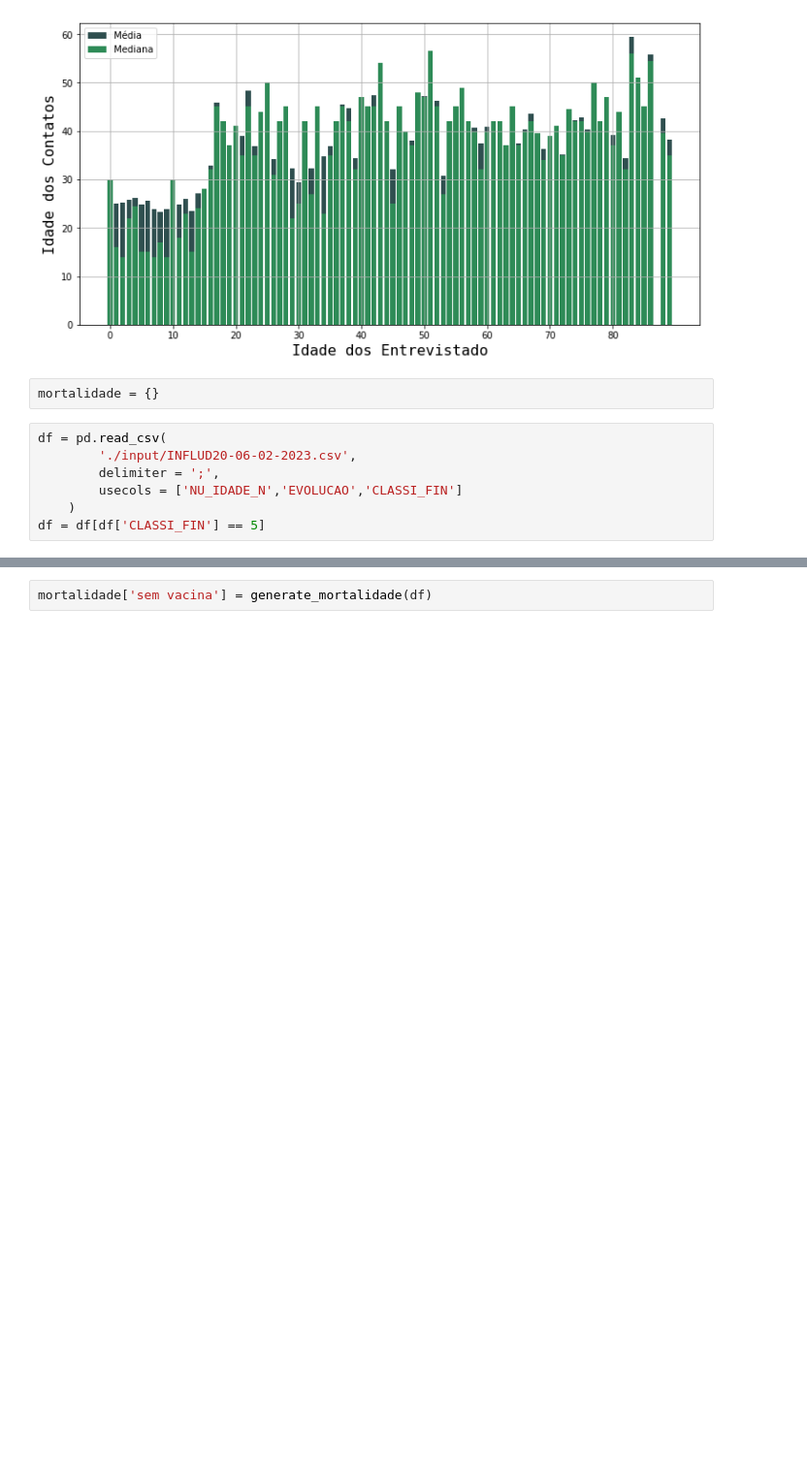
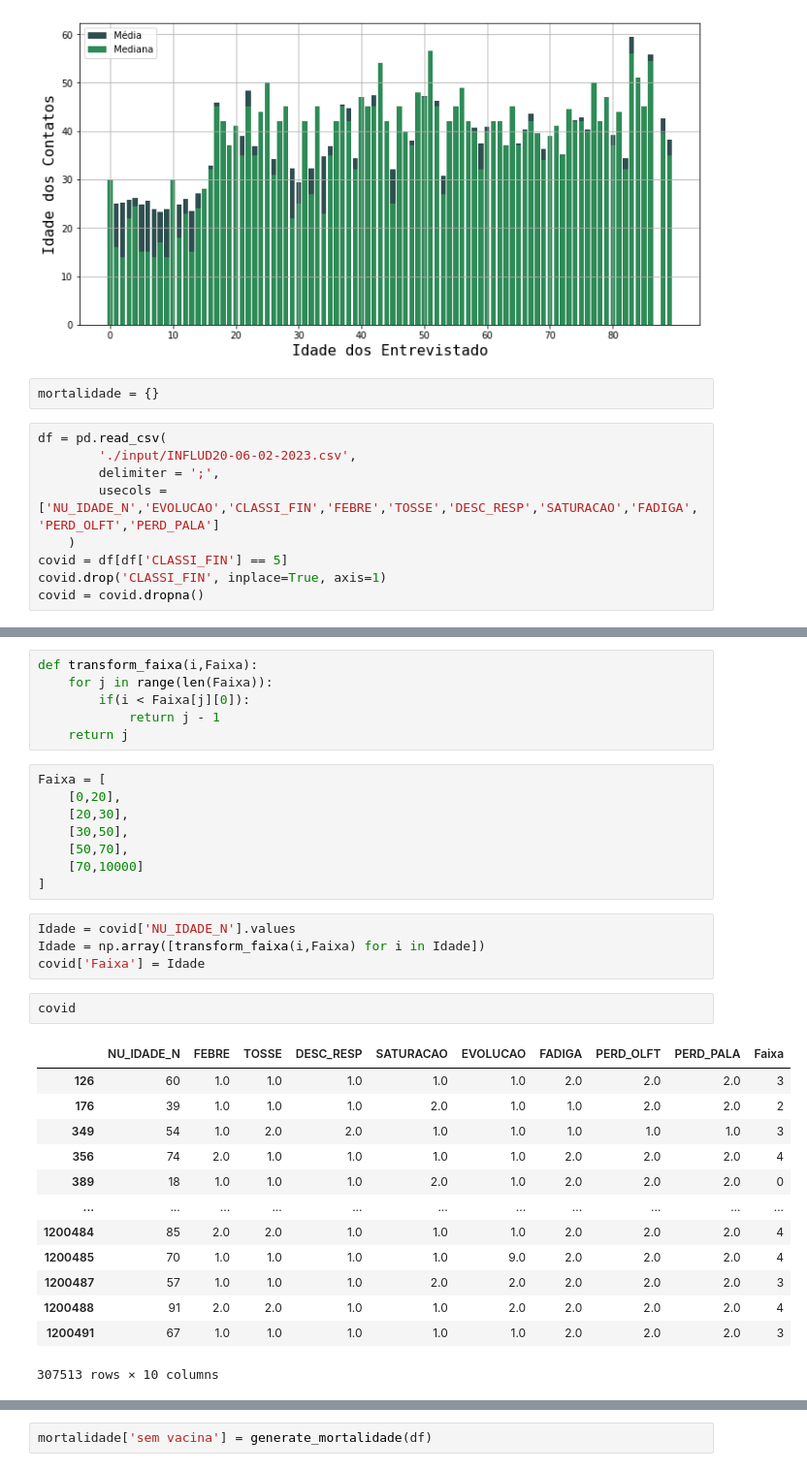
Before and after one commit to intcarlosmiguel/pesquisa_mestrado, a Jupyter notebook: main.ipynb, the cells around one changed output, grey strips where cells are left out. Shown at 97% size. Saved outputs shown, nothing was run; the diff lists cells and outputs as text; blank space fills up the shorter version.

```diff
--- a/main.ipynb
+++ b/main.ipynb
@@ -117,6 +117,8 @@ mortalidade = {}
 df = pd.read_csv(
         './input/INFLUD20-06-02-2023.csv',
         delimiter = ';',
-        usecols = ['NU_IDADE_N','EVOLUCAO','CLASSI_FIN']
+        usecols = ['NU_IDADE_N','EVOLUCAO','CLASSI_FIN','FEBRE','TOSSE','DESC_RESP','SATURACAO','FADIGA','PERD_OLFT','PERD_PALA']
     )
-df = df[df['CLASSI_FIN'] == 5]
+covid = df[df['CLASSI_FIN'] == 5]
+covid.drop('CLASSI_FIN', inplace=True, axis=1)
+covid = covid.dropna()
@@ -122,0 +161,34 @@ df = df[df['CLASSI_FIN'] == 5]
+# %%
+def transform_faixa(i,Faixa):
+    for j in range(len(Faixa)):
+        if(i < Faixa[j][0]):
+            return j - 1
+    return j
+# %%
+Faixa = [
+    [0,20],
+    [20,30],
+    [30,50],
+    [50,70],
+    [70,10000]
+]
+# %%
+Idade = covid['NU_IDADE_N'].values
+Idade = np.array([transform_faixa(i,Faixa) for i in Idade])
+covid['Faixa'] = Idade
+# %%
+covid
+# %% [output]
+|  | NU_IDADE_N | FEBRE | TOSSE | DESC_RESP | SATURACAO | EVOLUCAO | FADIGA | PERD_OLFT | PERD_PALA | Faixa |
+| 126 | 60 | 1.0 | 1.0 | 1.0 | 1.0 | 1.0 | 2.0 | 2.0 | 2.0 | 3 |
+| 176 | 39 | 1.0 | 1.0 | 1.0 | 2.0 | 1.0 | 1.0 | 2.0 | 2.0 | 2 |
+| 349 | 54 | 1.0 | 2.0 | 2.0 | 1.0 | 1.0 | 1.0 | 1.0 | 1.0 | 3 |
+| 356 | 74 | 2.0 | 1.0 | 1.0 | 1.0 | 1.0 | 2.0 | 2.0 | 2.0 | 4 |
+| 389 | 18 | 1.0 | 1.0 | 1.0 | 2.0 | 1.0 | 2.0 | 2.0 | 2.0 | 0 |
+| ... | ... | ... | ... | ... | ... | ... | ... | ... | ... | ... |
+| 1200484 | 85 | 2.0 | 2.0 | 1.0 | 1.0 | 1.0 | 2.0 | 2.0 | 2.0 | 4 |
+| 1200485 | 70 | 1.0 | 1.0 | 1.0 | 1.0 | 9.0 | 2.0 | 2.0 | 2.0 | 4 |
+| 1200487 | 57 | 1.0 | 1.0 | 1.0 | 2.0 | 2.0 | 2.0 | 2.0 | 2.0 | 3 |
+| 1200488 | 91 | 2.0 | 2.0 | 1.0 | 1.0 | 2.0 | 2.0 | 2.0 | 2.0 | 4 |
+| 1200491 | 67 | 1.0 | 1.0 | 1.0 | 1.0 | 1.0 | 2.0 | 2.0 | 2.0 | 3 |
+307513 rows × 10 columns
```
Also changed, not shown: parts of 8 cells of this notebook, 19 other files.
